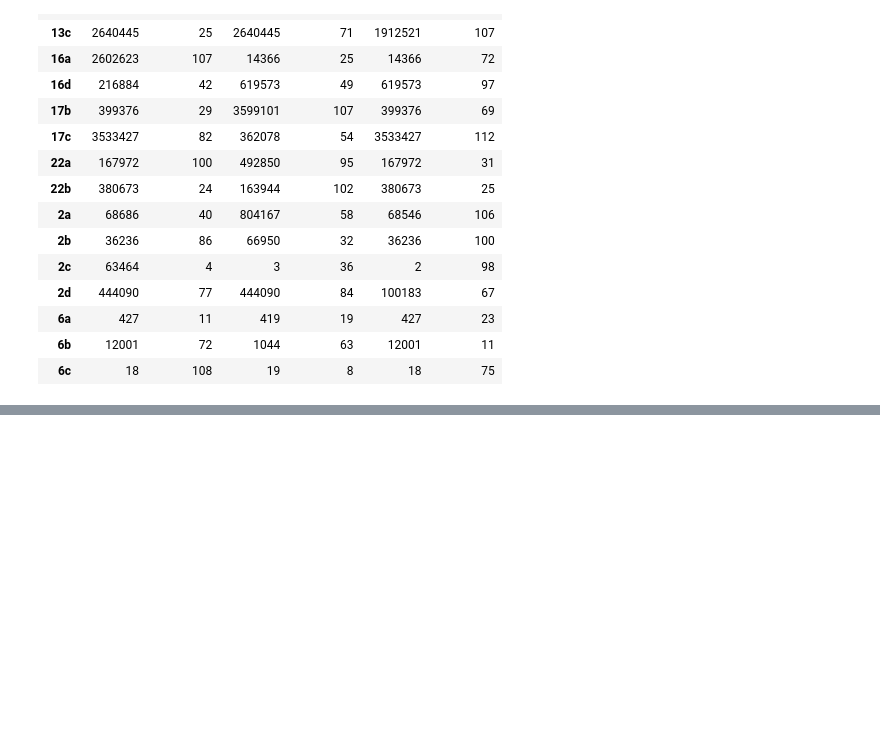
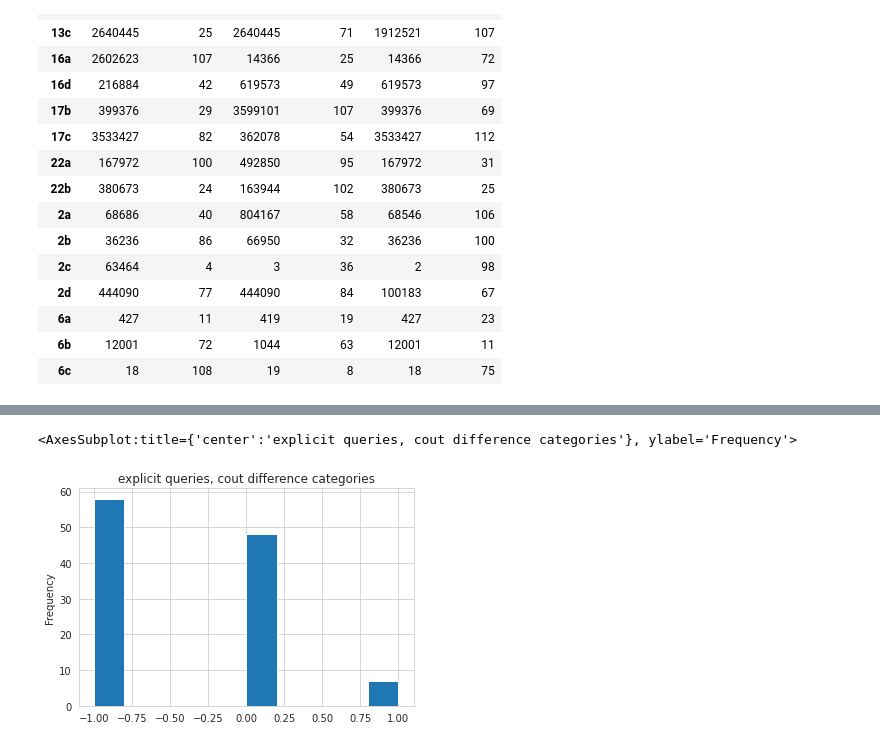
Before and after one commit to rbergm/aft, a Jupyter notebook: C_out evaluation.ipynb, the cells around one changed output, grey strips where cells are left out. Saved outputs shown, nothing was run; the diff lists cells and outputs as text; code cells hidden in the pictures; blank space fills up the shorter version.

```diff
--- a/C_out evaluation.ipynb
+++ b/C_out evaluation.ipynb
@@ -120,0 +106,5 @@ df_comb[df_comb.diff_any][cout_cols]
+# %%
+np.sign(df_exp_comb.cout_diff).plot(kind="hist", title="explicit queries, cout difference categories")
+# %% [output]
+<AxesSubplot:title={'center':'explicit queries, cout difference categories'}, ylabel='Frequency'>
+[figure, added]
```
Also changed, not shown: parts of 18 cells of this notebook, 2 other files.
